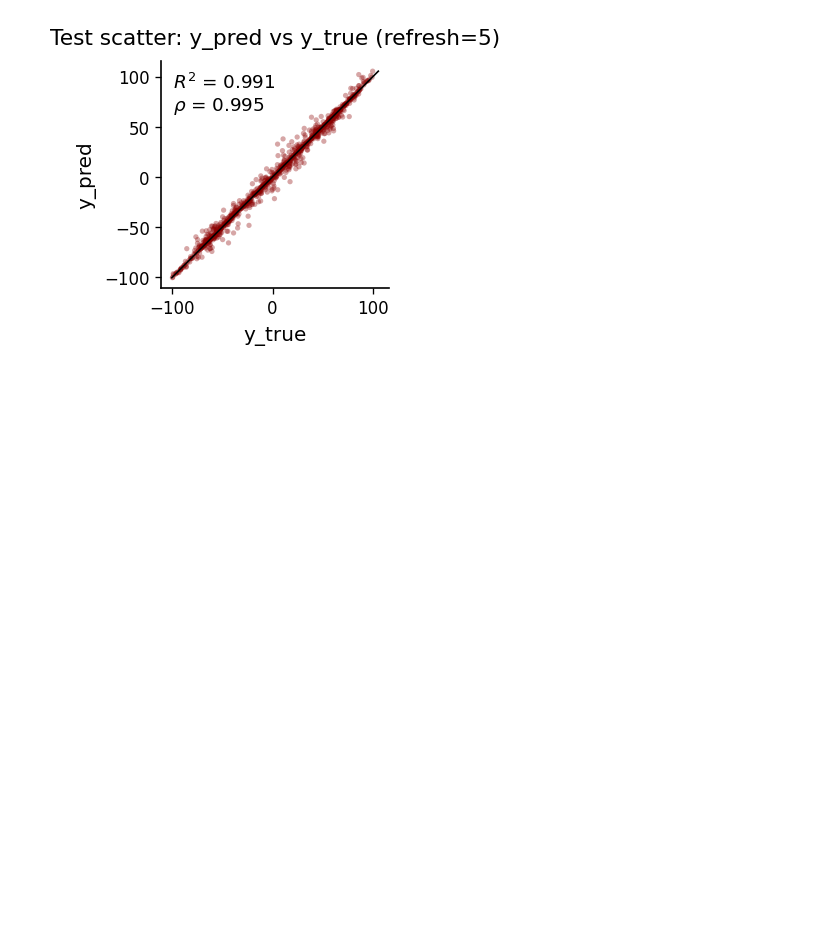
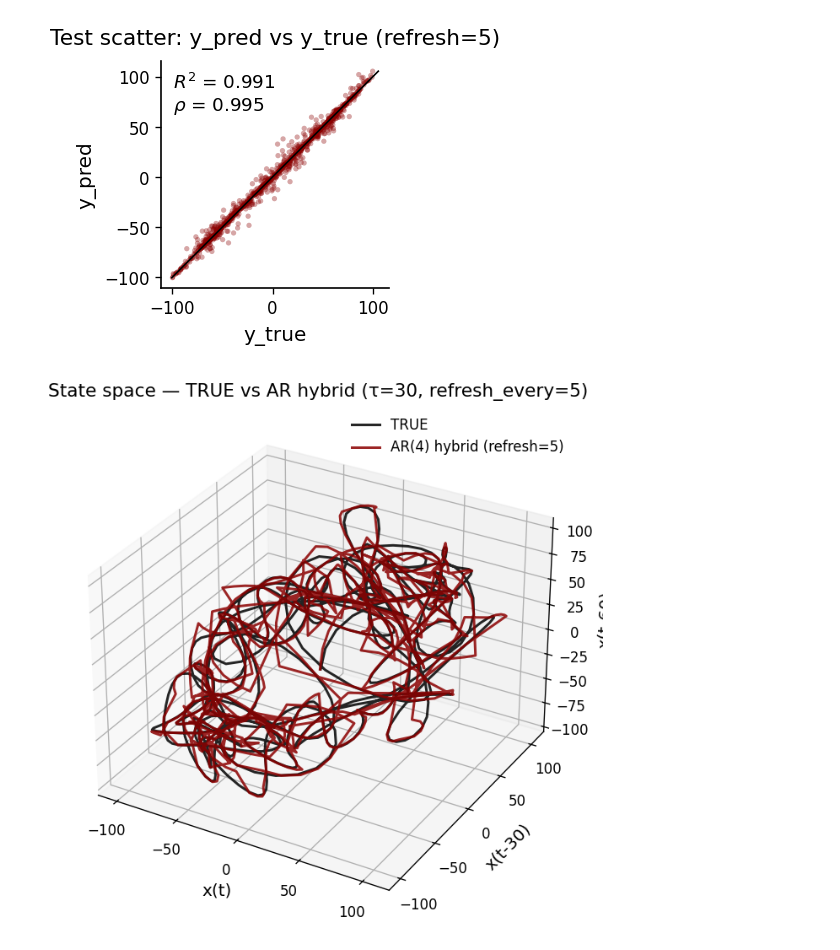
Before and after one commit to erfanzabeh/StocasticDiffEq_Simulation, a Jupyter notebook: docs/tutorials/monkey.ipynb, the cells around one changed output. Drawn from its saved outputs; the diff is of its cells as text; code cells hidden in the pictures; blank space fills up the shorter version.

```diff
--- a/docs/tutorials/monkey.ipynb
+++ b/docs/tutorials/monkey.ipynb
@@ -223,22 +223,25 @@ plot_scatter(y[ntr:], yhat_ctrl, REFRESH_EVERY)
 # %%
 def plot_state_space(X3_true, X3_pred, p, tau, refresh, color_true="black", color_pred="darkred"):
     fig = plt.figure(figsize=(8, 6))
     ax = fig.add_subplot(111, projection='3d')
     ax.plot(X3_true[:,0], X3_true[:,1], X3_true[:,2], label="TRUE", color=color_true, alpha=0.85)
     ax.plot(X3_pred[:,0], X3_pred[:,1], X3_pred[:,2], label=f"AR({p}) hybrid (refresh={refresh})", color=color_pred, alpha=0.85)
     ax.set_title(f"State space — TRUE vs AR hybrid (τ={tau}, refresh_every={refresh})")
     ax.set_xlabel("x(t)")
     ax.set_ylabel(f"x(t-{tau})")
     ax.set_zlabel(f"x(t-{2*tau})")
     ax.legend(frameon=False)
-    plt.tight_layout()
+    fig.subplots_adjust(left=0.05, right=0.95, bottom=0.1, top=0.9)
+    plt.tight_layout(pad=2.0)
     plt.show()
 
 tau = 30
 hy = yhat_ctrl - np.mean(yhat_ctrl)
 hy = hy * (np.std(true_test) / (np.std(hy) + 1e-12)) + np.mean(true_test)
 
 X3_true = embed(true_test, 3, tau)
 X3_hyb = embed(hy, 3, tau)
 
 plot_state_space(X3_true, X3_hyb, p_use, tau, REFRESH_EVERY)
+# %% [output]
+[figure, added]
```
Also changed, not shown: parts of 4 cells of this notebook, 3 other files.
